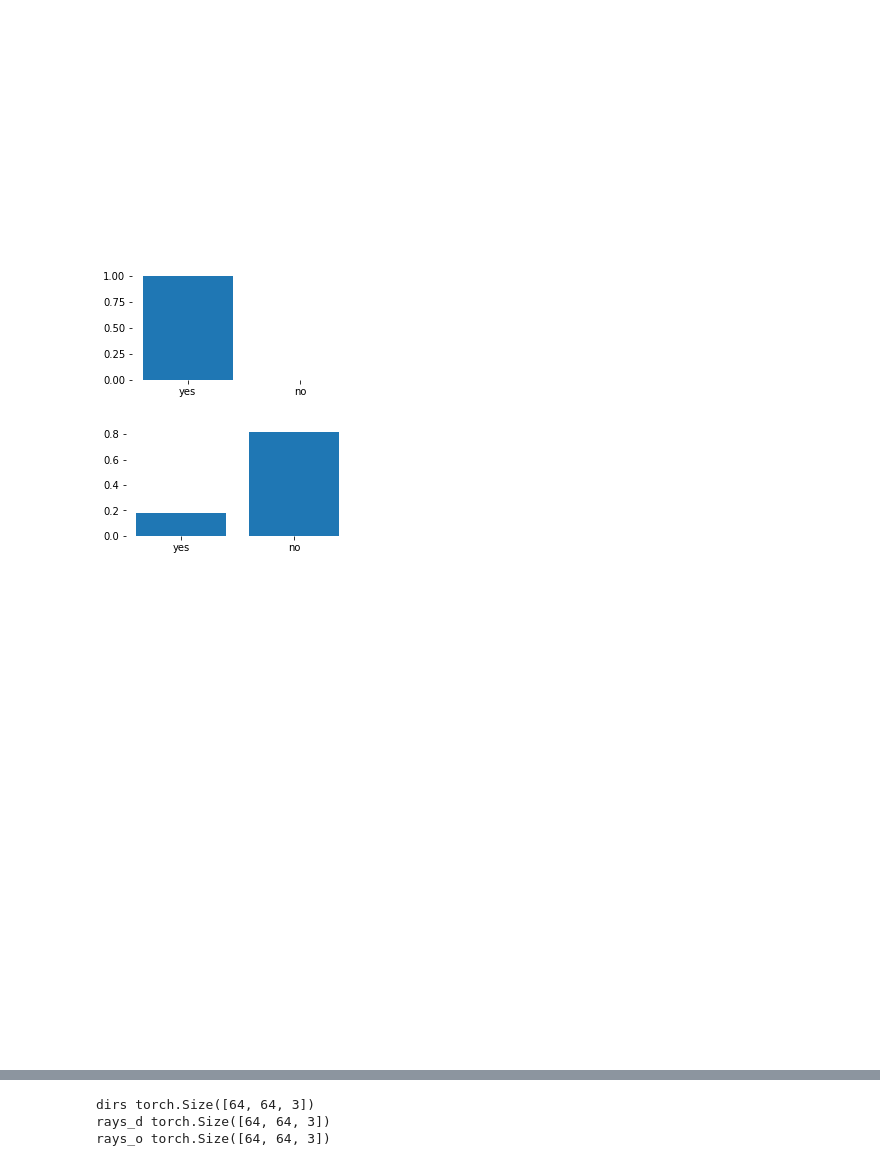
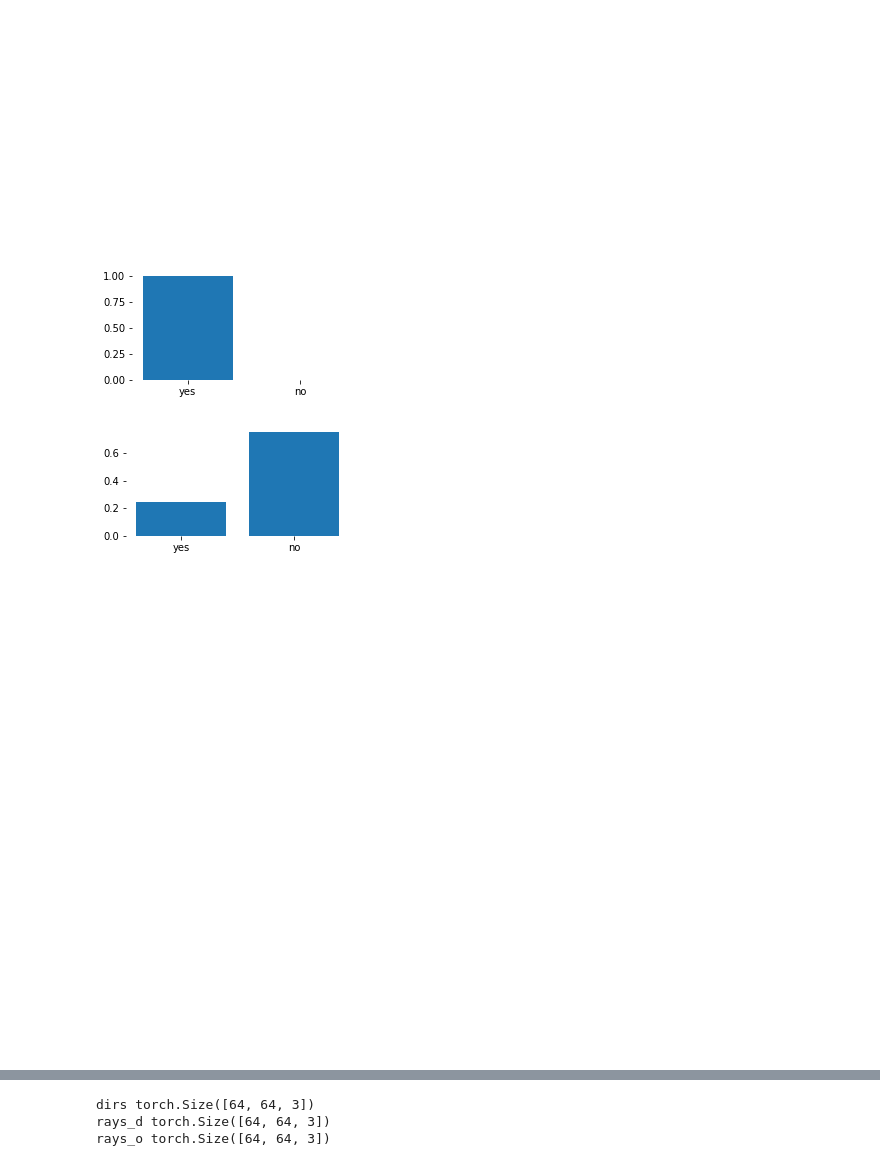
Before and after one commit to ZongjingLi/SceneGraphLearner, a Jupyter notebook: stichfield.ipynb, the cells around one changed output, grey strips where cells are left out. Saved outputs shown, nothing was run; the diff lists cells and outputs as text; code cells hidden in the pictures.

```diff
--- a/stichfield.ipynb
+++ b/stichfield.ipynb
@@ -248,7 +248,7 @@ def get_fourier_feature(grid, term = 7):
     return output_feature
 
 class ObjectRender(nn.Module):
-    def __init__(self,conv_feature_dim):
+    def __init__(self,config,conv_feature_dim):
         super().__init__()
         channel_dim = config.channel
         spatial_dim = config.spatial_dim
@@ -299,7 +299,7 @@ class ValkyrNet(nn.Module):
 
 
         # [Render Fields]
-        self.render_fields = nn.ModuleList([ObjectRender(conv_feature_dim) for _ in hierarchy_nodes])
+        self.render_fields = nn.ModuleList([ObjectRender(config, conv_feature_dim) for _ in hierarchy_nodes])
 
         self.conv2object_feature = nn.Linear(conv_feature_dim + 2, config.object_dim)
         self.device = "cuda:0" if torch.cuda.is_available() else "cpu"
@@ -415,15 +415,17 @@ class ValkyrNet(nn.Module):
 
 def assignment_entropy(s_matrix):
     # s_matrix: B,N,M
+    EPS = 1e-6
     output_entropy = 0
     for i in range(s_matrix.shape[-1]):
-        input_tensor = s_matrix[:i,:]
+        input_tensor = s_matrix[:i,:].clamp(EPS, 1-EPS)
         lsm = nn.LogSoftmax(dim = -1)
         log_probs = lsm(input_tensor)
         probs = torch.exp(log_probs)
         p_log_p = log_probs * probs
         entropy = -p_log_p.mean()
         output_entropy += entropy
+    output_entropy = 0.0
     return output_entropy
 
 def localization_loss(adj, s_matrix):
@@ -493,36 +490,36 @@ visualize_tree(vis_scores, vis_connections, scale = 1.618)
 # [Visualize Predicate Segmentation]
 batch_kwargs = build_scene_tree(perception_outputs)
 #model.executor.effective_level = 3
-programs = ["exist(scene())","exist(filter(scene(),plant))"]
+programs = ["exist(scene())","exist(filter(scene(),house))"]
 for b in range(B):
     kwargs = batch_kwargs[b]
 
     q = programs[b]
     q = model.executor.parse(q)
     o = model.executor(q, **kwargs)
     # [Visualize the Output Mask Scene Tree]
     answer_distribution_binary(o["end"].sigmoid().cpu().detach())
     plt.show()
 
 
-programs = ["scene()","filter(scene(),plant)"]
+programs = ["scene()","filter(scene(),house)"]
 for b in range(B):
     kwargs = batch_kwargs[b]
     q = programs[b]
     q = model.executor.parse(q)
     o = model.executor(q, **kwargs)
 
     # [Visualize the Output Mask Scene Tree]
     vis_connections = [connect[b] for connect in scene_tree["connections"][1:]]
     vis_scores = [o["end"][i].sigmoid().cpu().detach() for i in range(4)][1:]
 
     visualize_tree(vis_scores, vis_connections, scale = 1.618)
     plt.show()
 
 #masks = calculate_masks()
 # %% [output]
 [figure]
-[figure, old version]
+[figure, new version]
 [figure]
 [figure]
 # %%
```
Also changed, not shown: parts of 5 cells of this notebook, 2 other files.
